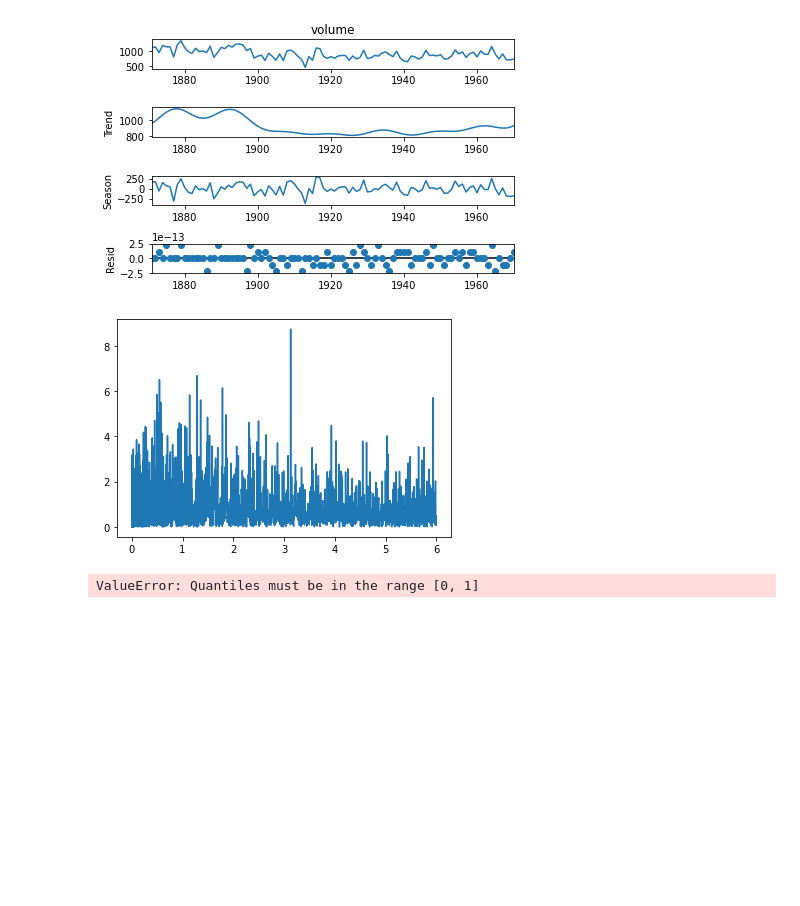
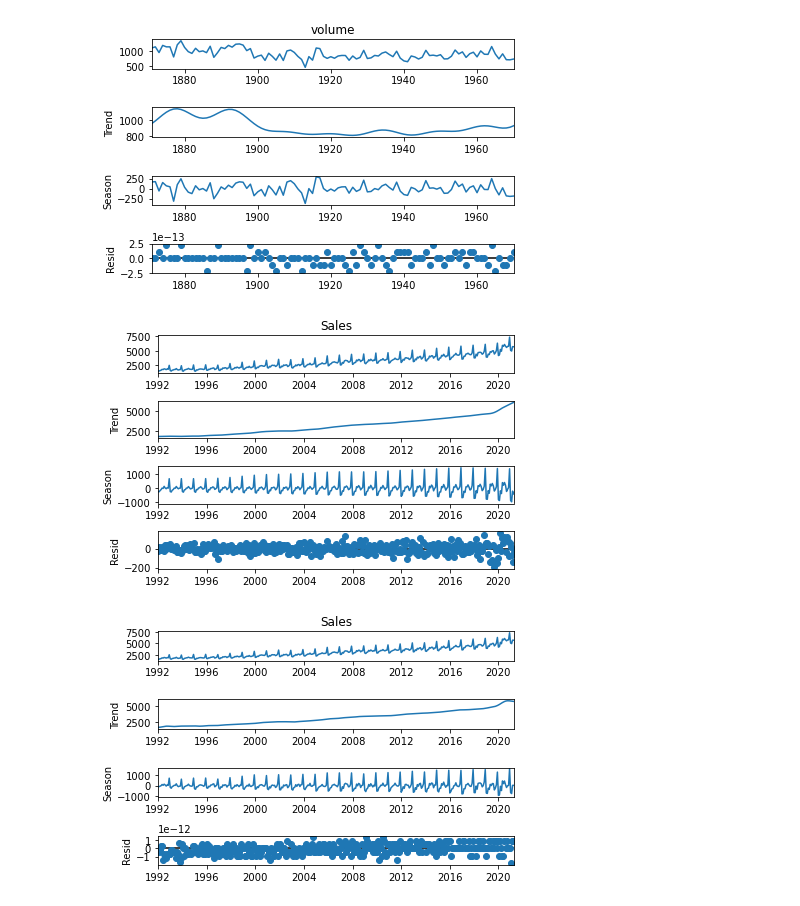
Before and after one commit to thodson-usgs/stf-decomposition, a Jupyter notebook: notebooks/02_stf_vs_stl.ipynb, the cells around one changed output. Drawn from its saved outputs; the diff is of its cells as text; code cells hidden in the pictures; blank space fills up the shorter version.

```diff
--- a/notebooks/02_stf_vs_stl.ipynb
+++ b/notebooks/02_stf_vs_stl.ipynb
@@ -272,19 +258,17 @@ fig = res.plot()
 [figure]
 [figure]
 [figure]
-# %%
-from numpy.fft import rfft, irfft, rfftfreq, fft, ifft, fftfreq
-data = pd.read_csv('https://gist.githubusercontent.com/fischerbach/47985e9fb0a331d2aebba303fb3d5ad1/raw/b06b938dc193b326e7e2edb836c19d12ba4295d1/weather.csv')
-data['ds'] = pd.to_datetime(data['ds'])
-data.set_index('ds', inplace=True)
-
-stf = STF(data["temperature"], window="blackman", cutoff = 1e4, period = 12)
-res = stf.fit()
-fig = res.plot()
-
-stf = STL(data["temperature"])
-res = stf.fit()
-fig = res.plot()
-# %% [output]
-[figure, removed]
-ValueError: Quantiles must be in the range [0, 1]
+# %%
+retail =pd.read_csv('../data/RetailSales.csv', index_col="DATE", parse_dates=True, squeeze=True)
+
+stl = STL(retail)
+res = stl.fit()
+fig = res.plot()
+
+
+stf = STF_reflected(retail, "blackman", pad = .5)
+res = stf.fit()
+fig = res.plot()
+# %% [output]
+[figure, added]
+[figure, added]
```
Also changed, not shown: parts of 4 cells of this notebook.
